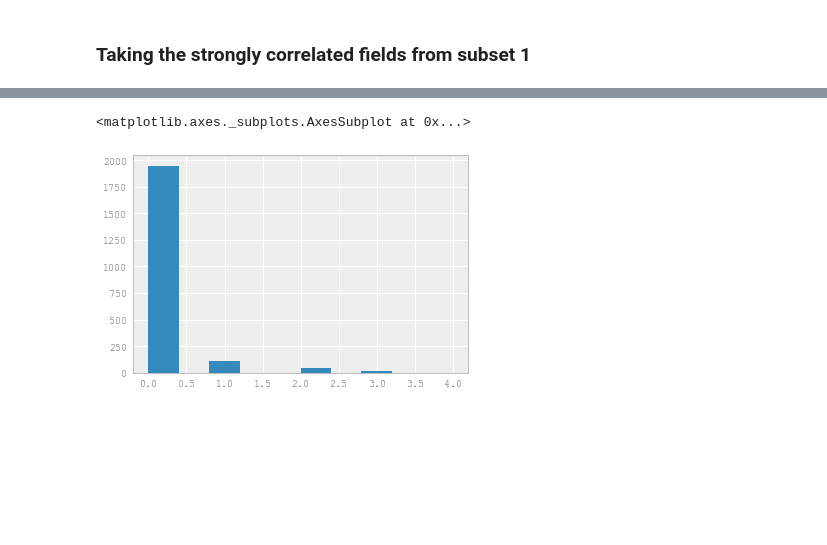
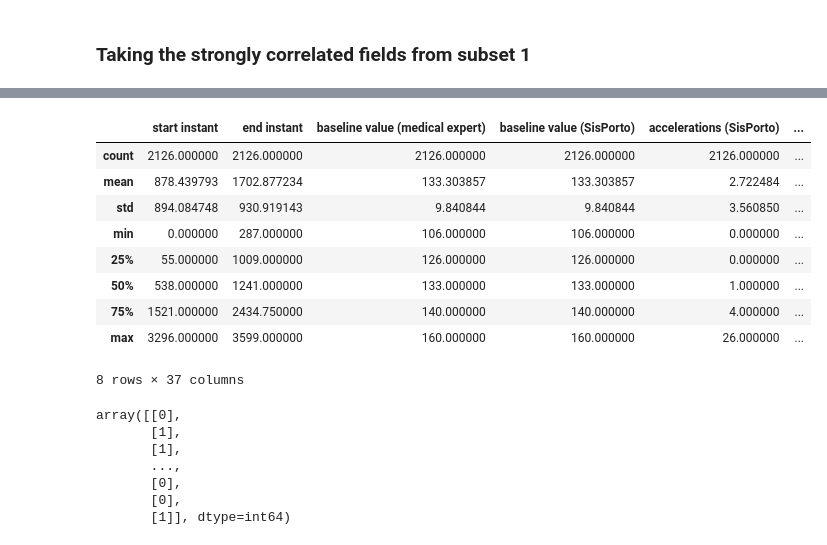
Before and after one commit to nashneo/Capstone, a Jupyter notebook: Capstone.ipynb, the cells around one changed output, grey strips where cells are left out. Saved outputs shown, nothing was run; the diff lists cells and outputs as text; code cells hidden in the pictures; blank space fills up the shorter version.

```diff
--- a/Capstone.ipynb
+++ b/Capstone.ipynb
@@ -173,5 +159,25 @@ TestData1['percentage of time with abnormal long term variability  (SisPorto)'].
-# %%
-TestData1['prolongued decelerations'].hist()
-# %% [output]
-<matplotlib.axes._subplots.AxesSubplot at 0x...>
-[figure, removed]
+# %%
+data.describe()
+# %% [output]
+|  | start instant | end instant | baseline value (medical expert) | baseline value (SisPorto) | accelerations (SisPorto) | ... |
+| count | 2126.000000 | 2126.000000 | 2126.000000 | 2126.000000 | 2126.000000 | ... |
+| mean | 878.439793 | 1702.877234 | 133.303857 | 133.303857 | 2.722484 | ... |
+| std | 894.084748 | 930.919143 | 9.840844 | 9.840844 | 3.560850 | ... |
+| min | 0.000000 | 287.000000 | 106.000000 | 106.000000 | 0.000000 | ... |
+| 25% | 55.000000 | 1009.000000 | 126.000000 | 126.000000 | 0.000000 | ... |
+| 50% | 538.000000 | 1241.000000 | 133.000000 | 133.000000 | 1.000000 | ... |
+| 75% | 1521.000000 | 2434.750000 | 140.000000 | 140.000000 | 4.000000 | ... |
+| max | 3296.000000 | 3599.000000 | 160.000000 | 160.000000 | 26.000000 | ... |
+8 rows × 37 columns
+# %%
+X = data.drop(['Normal=1; Suspect=2; Pathologic=3','of the examination','of CTG examination'],1)
+y = pd.factorize(data['Normal=1; Suspect=2; Pathologic=3'].values)[0].reshape(-1, 1)
+y
+# %% [output]
+array([[0],
+       [1],
+       [1],
+       ...,
+       [0],
+       [0],
+       [1]], dtype=int64)
```
Also changed, not shown: parts of 8 cells of this notebook.
